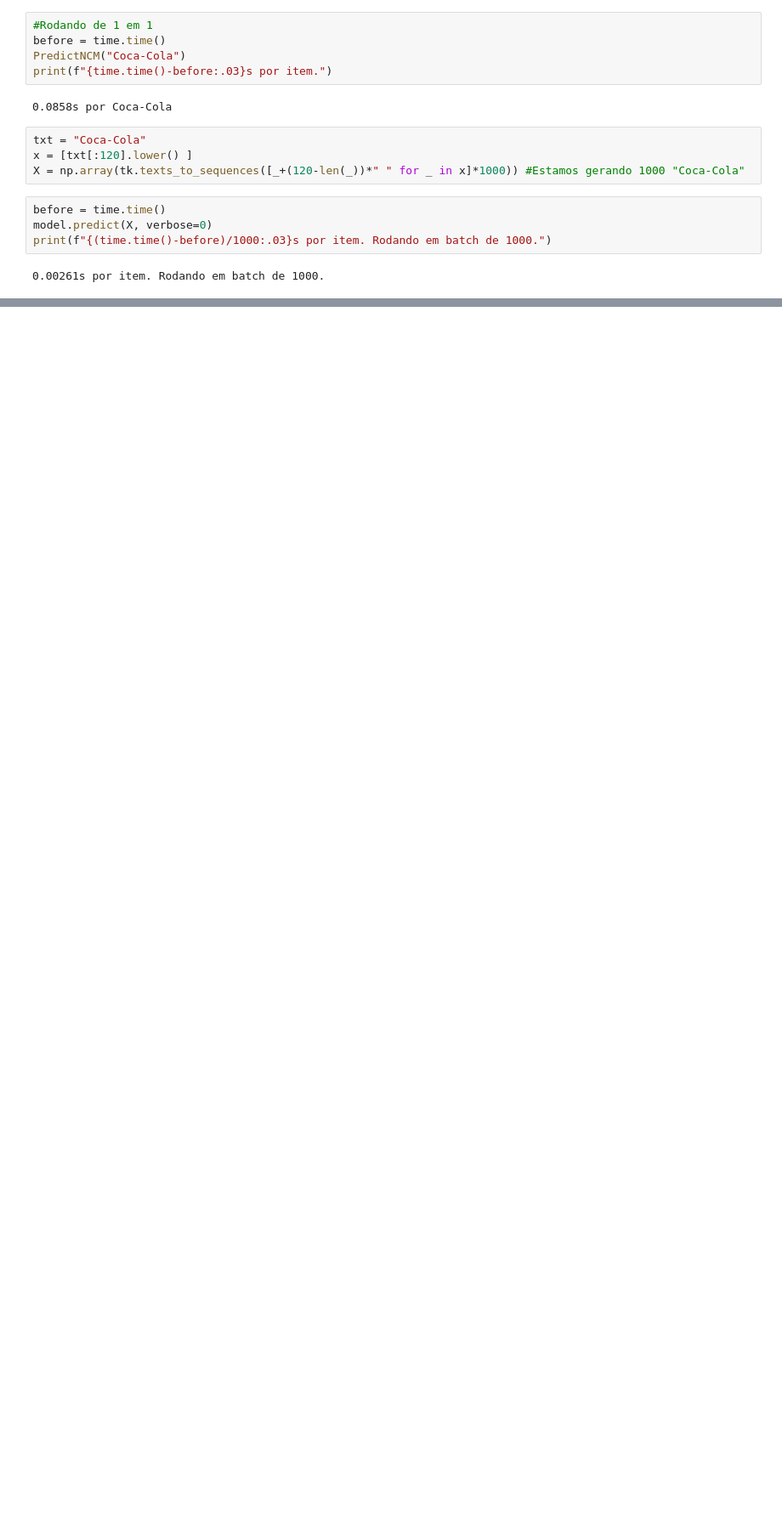
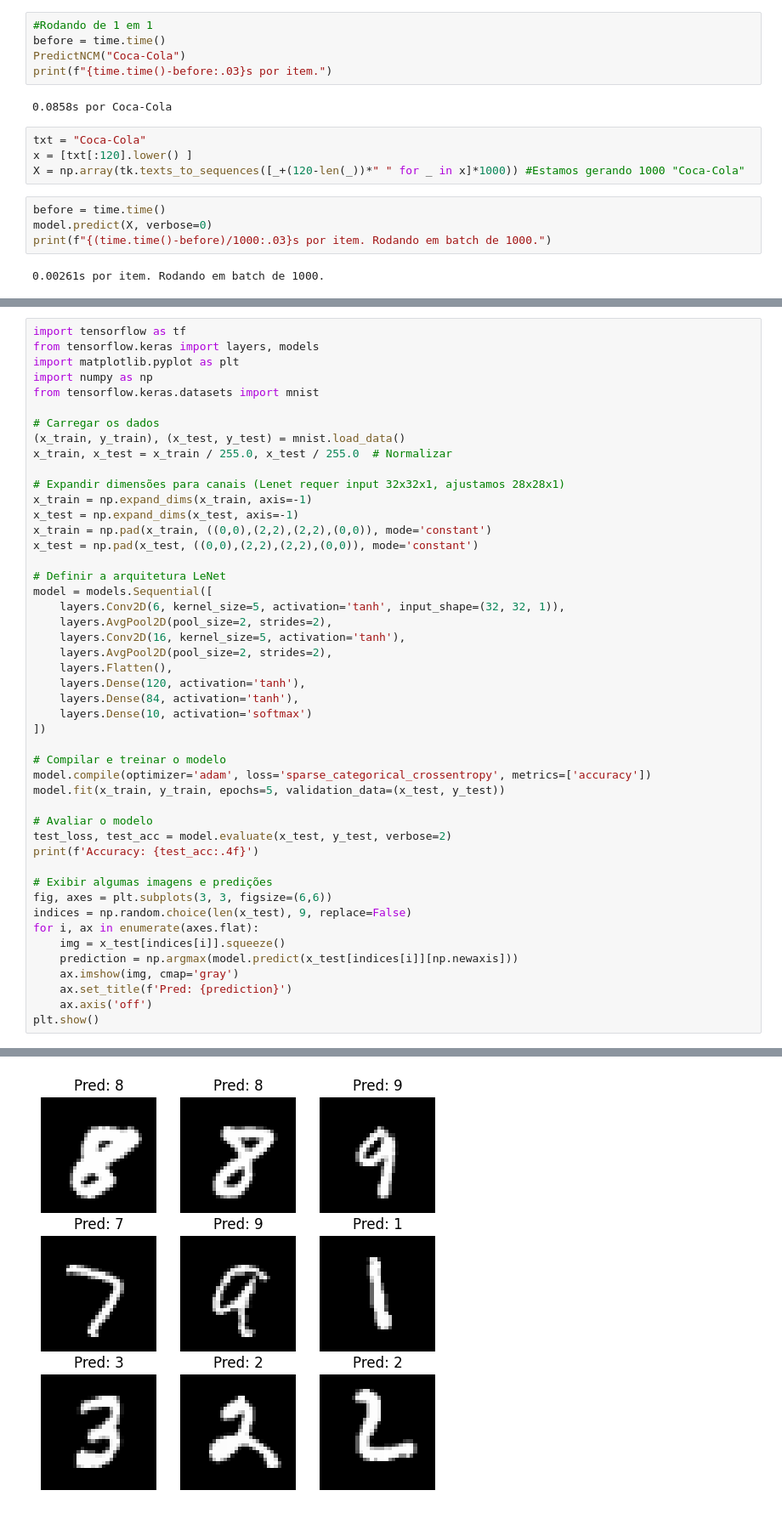
Before and after one commit to mfilipak/BXBRASIL2025, a Jupyter notebook: BX_BRASIL_HANDS_ON.ipynb, the cells around one changed output, grey strips where cells are left out. Shown: that part at 85% size. Drawn from its saved outputs; the diff is of its cells as text; blank space fills up the shorter version.

```diff
--- a/BX_BRASIL_HANDS_ON.ipynb
+++ b/BX_BRASIL_HANDS_ON.ipynb
@@ -223,0 +217,48 @@ array([[2.5863725e-10, 2.5655503e-10, 2.5604172e-10],
+# %%
+import tensorflow as tf
+from tensorflow.keras import layers, models
+import matplotlib.pyplot as plt
+import numpy as np
+from tensorflow.keras.datasets import mnist
+
+# Carregar os dados
+(x_train, y_train), (x_test, y_test) = mnist.load_data()
+x_train, x_test = x_train / 255.0, x_test / 255.0  # Normalizar
+
+# Expandir dimensões para canais (Lenet requer input 32x32x1, ajustamos 28x28x1)
+x_train = np.expand_dims(x_train, axis=-1)
+x_test = np.expand_dims(x_test, axis=-1)
+x_train = np.pad(x_train, ((0,0),(2,2),(2,2),(0,0)), mode='constant')
+x_test = np.pad(x_test, ((0,0),(2,2),(2,2),(0,0)), mode='constant')
+
+# Definir a arquitetura LeNet
+model = models.Sequential([
+    layers.Conv2D(6, kernel_size=5, activation='tanh', input_shape=(32, 32, 1)),
+    layers.AvgPool2D(pool_size=2, strides=2),
+    layers.Conv2D(16, kernel_size=5, activation='tanh'),
+    layers.AvgPool2D(pool_size=2, strides=2),
+    layers.Flatten(),
+    layers.Dense(120, activation='tanh'),
+    layers.Dense(84, activation='tanh'),
+    layers.Dense(10, activation='softmax')
+])
+
+# Compilar e treinar o modelo
+model.compile(optimizer='adam', loss='sparse_categorical_crossentropy', metrics=['accuracy'])
+model.fit(x_train, y_train, epochs=5, validation_data=(x_test, y_test))
+
+# Avaliar o modelo
+test_loss, test_acc = model.evaluate(x_test, y_test, verbose=2)
+print(f'Accuracy: {test_acc:.4f}')
+
+# Exibir algumas imagens e predições
+fig, axes = plt.subplots(3, 3, figsize=(6,6))
+indices = np.random.choice(len(x_test), 9, replace=False)
+for i, ax in enumerate(axes.flat):
+    img = x_test[indices[i]].squeeze()
+    prediction = np.argmax(model.predict(x_test[indices[i]][np.newaxis]))
+    ax.imshow(img, cmap='gray')
+    ax.set_title(f'Pred: {prediction}')
+    ax.axis('off')
+plt.show()
+# %% [output]
@@ -223,0 +284 @@ array([[2.5863725e-10, 2.5655503e-10, 2.5604172e-10],
+[figure, added]
```
Also changed, not shown: parts of 3 cells of this notebook.
